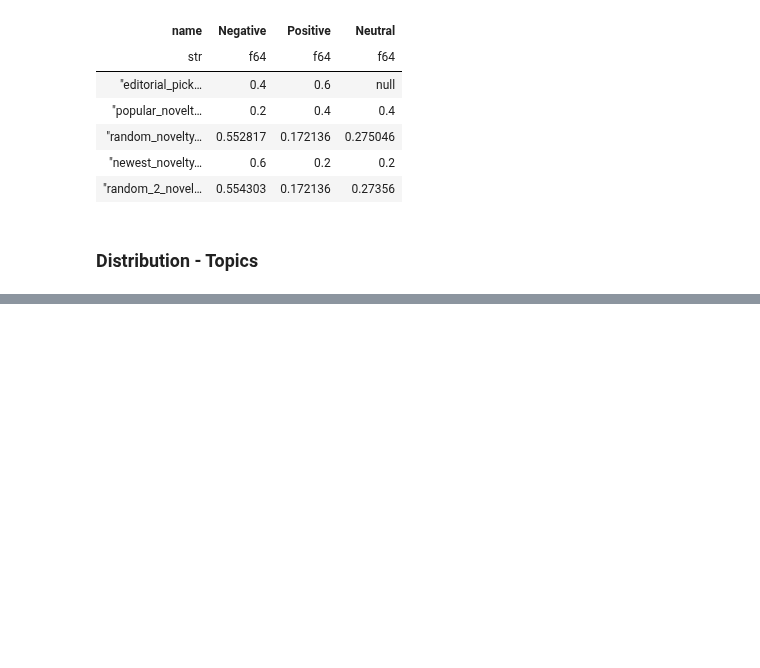
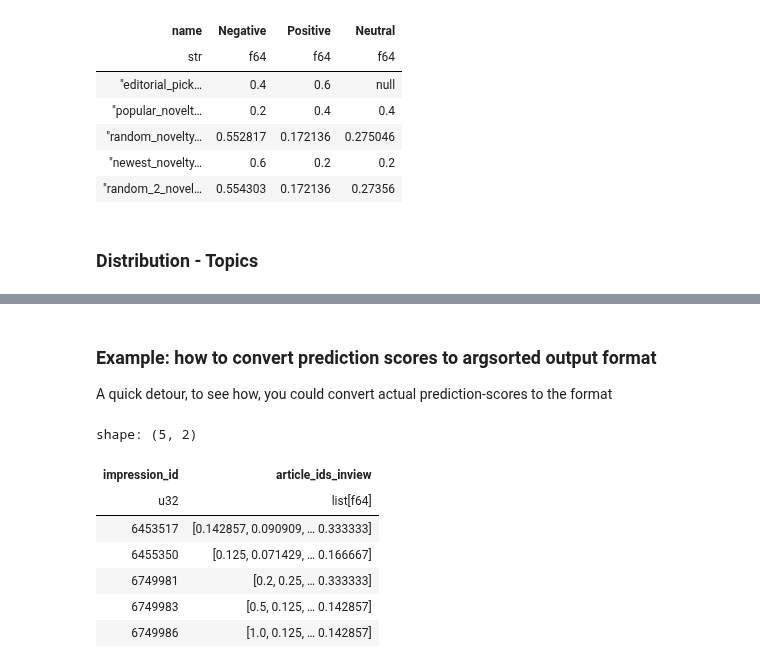
Before and after one commit to ebanalyse/ebnerd-benchmark, a Jupyter notebook: examples/03_beyond_accuracy/make_beyond_accuracy.ipynb, the cells around one changed output, grey strips where cells are left out. Cells and saved outputs as stored; diff of their text form; code cells hidden in the pictures; blank space fills up the shorter version.

```diff
--- a/examples/03_beyond_accuracy/make_beyond_accuracy.ipynb
+++ b/examples/03_beyond_accuracy/make_beyond_accuracy.ipynb
@@ -734,0 +822,17 @@ shape: (5, 61)
+# %% [markdown]
+### Example: how to convert prediction scores to argsorted output format
+A quick detour, to see how, you could convert actual prediction-scores to the format
+# %%
+rank_score = df[:100].with_columns(
+    pl.col(DEFAULT_INVIEW_ARTICLES_COL).list.eval(1 / pl.element())
+)
+rank_score.head(5)
+# %% [output]
+shape: (5, 2)
+| impression_id | article_ids_inview |
+| u32 | list[f64] |
+| 6453517 | [0.142857, 0.090909, … 0.333333] |
+| 6455350 | [0.125, 0.071429, … 0.166667] |
+| 6749981 | [0.2, 0.25, … 0.333333] |
+| 6749983 | [0.5, 0.125, … 0.142857] |
+| 6749986 | [1.0, 0.125, … 0.142857] |
```
Also changed, not shown: parts of 28 cells of this notebook, 4 other files.
